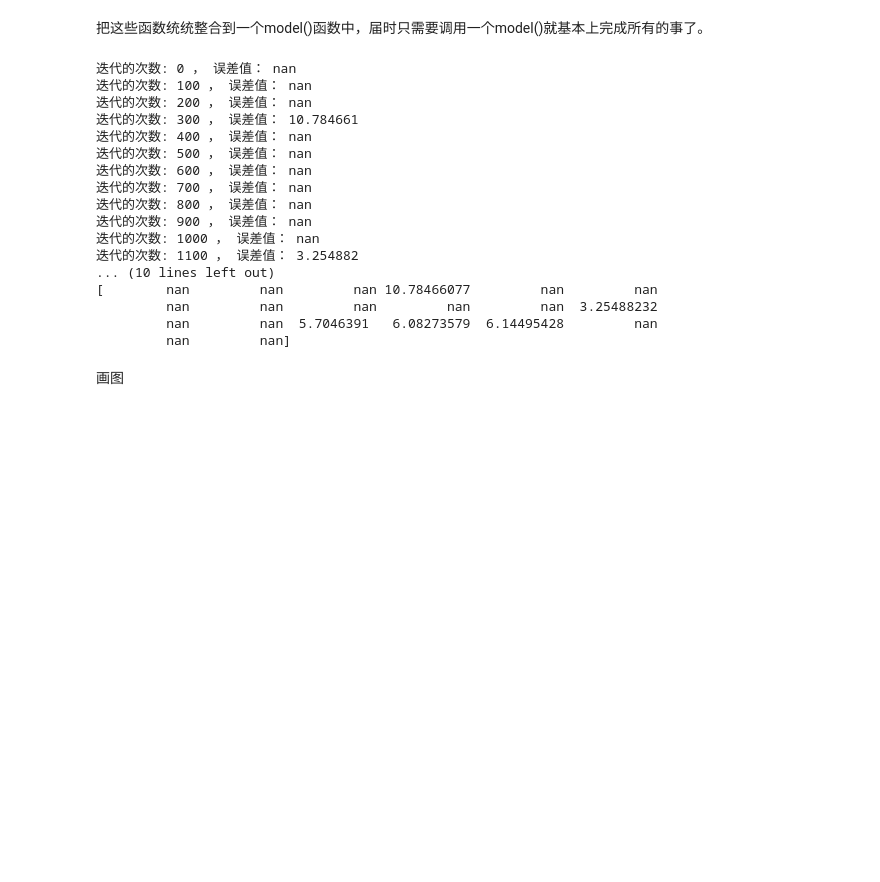
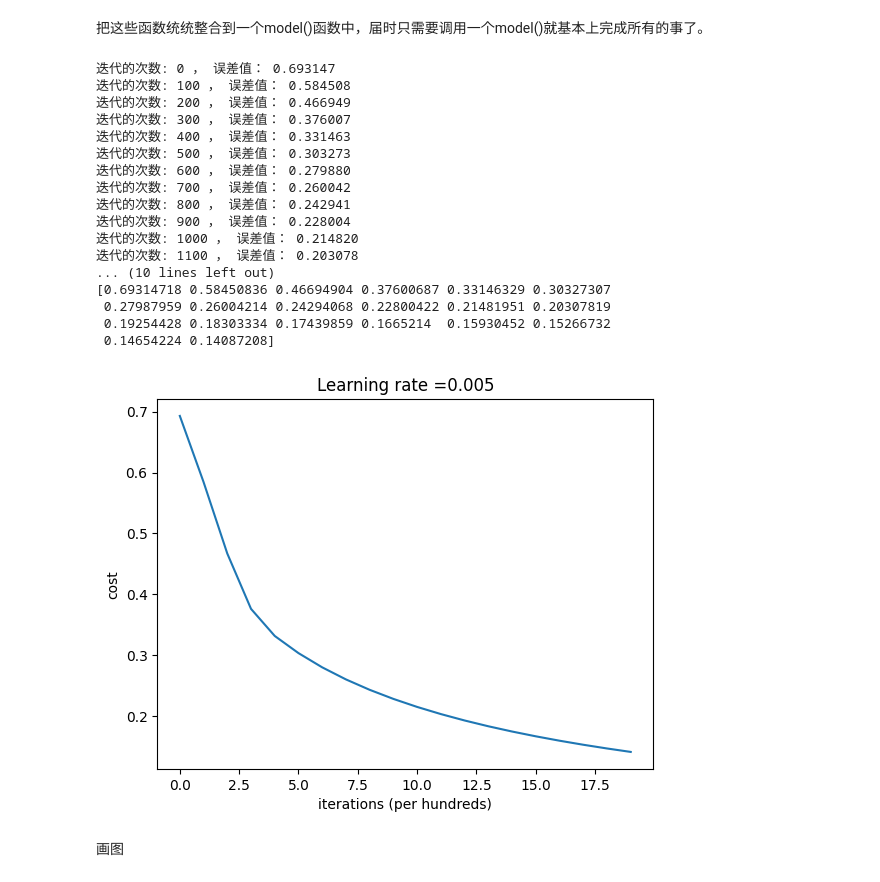
Before and after one commit to machao318927/DeepLearn_Wu, a Jupyter notebook: 第二周-具有神经网络思维的Logistic回归.ipynb, the cells around one changed output. Saved outputs shown, nothing was run; the diff lists cells and outputs as text; code cells hidden in the pictures; blank space fills up the shorter version.

```diff
--- a/第二周-具有神经网络思维的Logistic回归.ipynb
+++ b/第二周-具有神经网络思维的Logistic回归.ipynb
@@ -452,54 +452,55 @@ def model(X_train, Y_train, X_test, Y_test, num_iterations = 2000, learning_rate
     # 预测测试/训练集的例子
     Y_prediction_test = predict(w, b, X_test)
     Y_prediction_train = predict(w, b, X_train)
 
     # 打印训练后的准确性
     print("训练集准确性：", format(100 - np.mean(np.abs(Y_prediction_train - Y_train)) * 100), "%")
     print("测试集准确性：", format(100 - np.mean(np.abs(Y_prediction_test - Y_test)) * 100), "%")
 
     # 将“参数”、“预测”和“成本”包装在字典中
     d = {
         "costs": costs,
         "Y_prediction_test": Y_prediction_test,
         "Y_prediction_train": Y_prediction_train,
         "w": w,
         "b": b,
         "learning_rate": learning_rate,
         "num_iterations": num_iterations
     }
 
     return d
 
 # 测试
 d = model(train_set_x, train_set_y, test_set_x, test_set_y, num_iterations = 2000, learning_rate = 0.005, print_cost = True)
 
 
 #绘制图
 costs = np.squeeze(d['costs'])
 print(costs)
-# plt.plot(costs)
-# plt.ylabel('cost')
-# plt.xlabel('iterations (per hundreds)')
-# plt.title("Learning rate =" + str(d["learning_rate"]))
-# plt.show()
+plt.plot(costs)
+plt.ylabel('cost')
+plt.xlabel('iterations (per hundreds)')
+plt.title("Learning rate =" + str(d["learning_rate"]))
+plt.show()
 # %% [output]
-迭代的次数: 0 ， 误差值： nan
-迭代的次数: 100 ， 误差值： nan
-迭代的次数: 200 ， 误差值： nan
-迭代的次数: 300 ， 误差值： 10.784661
-迭代的次数: 400 ， 误差值： nan
-迭代的次数: 500 ， 误差值： nan
-迭代的次数: 600 ， 误差值： nan
-迭代的次数: 700 ， 误差值： nan
-迭代的次数: 800 ， 误差值： nan
-迭代的次数: 900 ， 误差值： nan
-迭代的次数: 1000 ， 误差值： nan
-迭代的次数: 1100 ， 误差值： 3.254882
+迭代的次数: 0 ， 误差值： 0.693147
+迭代的次数: 100 ， 误差值： 0.584508
+迭代的次数: 200 ， 误差值： 0.466949
+迭代的次数: 300 ， 误差值： 0.376007
+迭代的次数: 400 ， 误差值： 0.331463
+迭代的次数: 500 ， 误差值： 0.303273
+迭代的次数: 600 ， 误差值： 0.279880
+迭代的次数: 700 ， 误差值： 0.260042
+迭代的次数: 800 ， 误差值： 0.242941
+迭代的次数: 900 ， 误差值： 0.228004
+迭代的次数: 1000 ， 误差值： 0.214820
+迭代的次数: 1100 ， 误差值： 0.203078
 ... (10 lines left out)
-[        nan         nan         nan 10.78466077         nan         nan
-         nan         nan         nan         nan         nan  3.25488232
-         nan         nan  5.7046391   6.08273579  6.14495428         nan
-         nan         nan]
+[0.69314718 0.58450836 0.46694904 0.37600687 0.33146329 0.30327307
+ 0.27987959 0.26004214 0.24294068 0.22800422 0.21481951 0.20307819
+ 0.19254428 0.18303334 0.17439859 0.1665214  0.15930452 0.15266732
+ 0.14654224 0.14087208]
+[figure, added]
 # %% [markdown]
 画图
 # %%
```
Also changed, not shown: parts of 5 cells of this notebook, 5 other files.
